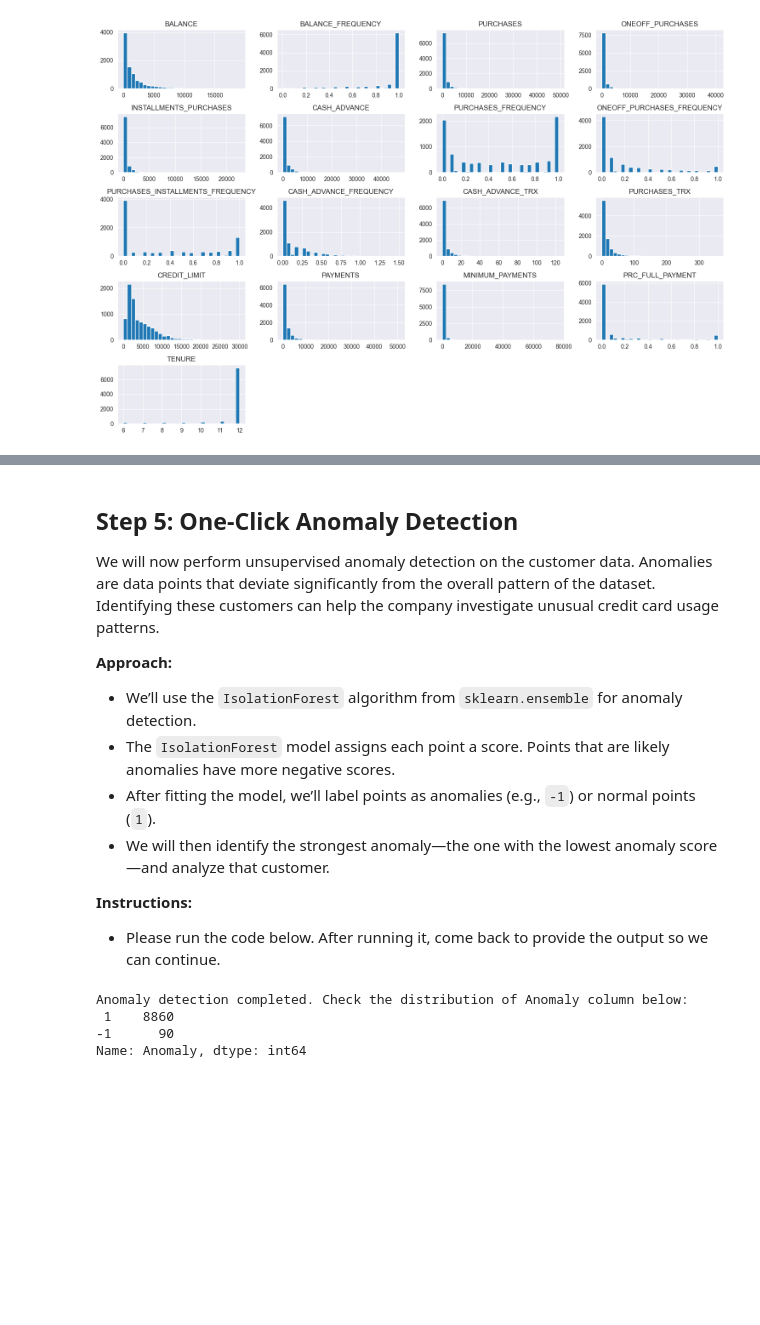
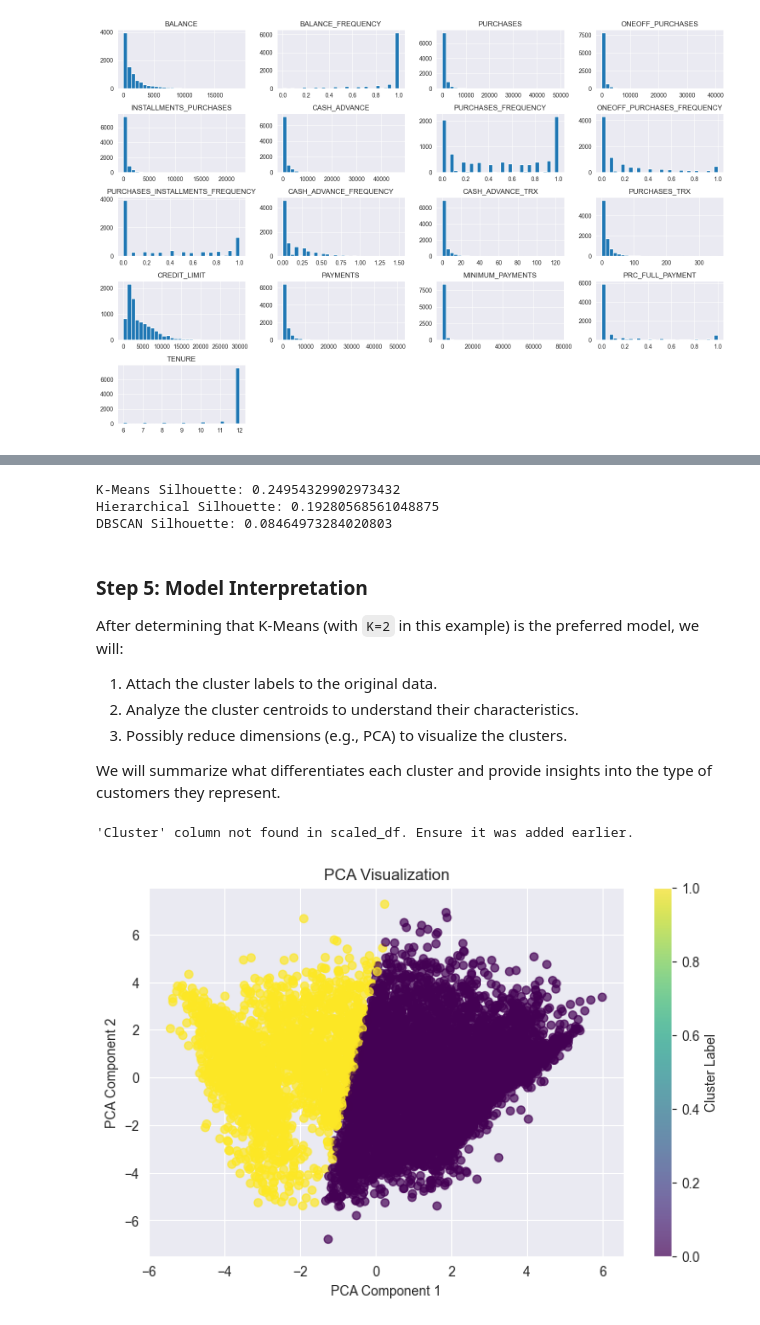
Before and after one commit to rubentak/Unsupervised-Learning-Clustering-Algorithms, a Jupyter notebook: notebook.ipynb, the cells around one changed output, grey strips where cells are left out. Saved outputs shown, nothing was run; the diff lists cells and outputs as text; code cells hidden in the pictures; blank space fills up the shorter version.

```diff
--- a/notebook.ipynb
+++ b/notebook.ipynb
@@ -300,14 +259,0 @@ plt.show()
-# %%
-# Optional: PCA for visualization
-from sklearn.decomposition import PCA
-
-pca = PCA(n_components=2)
-pca_result = pca.fit_transform(scaled_df.drop('Cluster', axis=1))
-
-scaled_df['pca1'] = pca_result[:,0]
-scaled_df['pca2'] = pca_result[:,1]
-
-plt.figure(figsize=(8,6))
-sns.scatterplot(x='pca1', y='pca2', hue='Cluster', data=scaled_df, palette='Set1')
-plt.title("Clusters visualized in 2D PCA space")
-plt.show()
@@ -354,40 +342,45 @@ The PCA visualization confirms that while there are differences, the clusters ar
+# %%
+print("K-Means Silhouette:", np.max(sil_scores))
+print("Hierarchical Silhouette:", hclust_sil)
+print("DBSCAN Silhouette:", best_score)
+# %% [output]
+K-Means Silhouette: 0.24954329902973432
+Hierarchical Silhouette: 0.19280568561048875
+DBSCAN Silhouette: 0.08464973284020803
 # %% [markdown]
-## Step 5: One-Click Anomaly Detection
+### Step 5: Model Interpretation
 
-We will now perform unsupervised anomaly detection on the customer data. Anomalies are data points that deviate significantly from the overall pattern of the dataset. Identifying these customers can help the company investigate unusual credit card usage patterns.
+After determining that K-Means (with `K=2` in this example) is the preferred model, we will:
 
-**Approach:**
-- We’ll use the `IsolationForest` algorithm from `sklearn.ensemble` for anomaly detection.
-- The `IsolationForest` model assigns each point a score. Points that are likely anomalies have more negative scores.
-- After fitting the model, we’ll label points as anomalies (e.g., `-1`) or normal points (`1`).
-- We will then identify the strongest anomaly—the one with the lowest anomaly score—and analyze that customer.
+1. Attach the cluster labels to the original data.
+2. Analyze the cluster centroids to understand their characteristics.
+3. Possibly reduce dimensions (e.g., PCA) to visualize the clusters.
 
-**Instructions:**
-- Please run the code below. After running it, come back to provide the output so we can continue.
+We will summarize what differentiates each cluster and provide insights into the type of customers they represent.
 # %%
-from sklearn.ensemble import IsolationForest
+from sklearn.decomposition import PCA
+import matplotlib.pyplot as plt
 
-# We will use the scaled data (excluding the cluster, pca1, and pca2 columns if previously created)
-features_for_anomaly = scaled_df.drop(['Cluster', 'pca1', 'pca2'], axis=1, errors='ignore')
+# Check if 'Cluster' exists in scaled_df before attempting to drop it
+if 'Cluster' in scaled_df.columns:
+    data_for_pca = scaled_df.drop('Cluster', axis=1)
+else:
+    print("'Cluster' column not found in scaled_df. Ensure it was added earlier.")
+    data_for_pca = scaled_df  # Use the existing DataFrame if 'Cluster' is absent
 
-# Initialize the IsolationForest
-iso = IsolationForest(random_state=42, contamination=0.01)  # 1% of points considered anomalies
-iso.fit(features_for_anomaly)
+# Perform PCA
+pca = PCA(n_components=2, random_state=42)
+X_pca = pca.fit_transform(data_for_pca)
 
-# Predict anomalies
-outliers = iso.predict(features_for_anomaly)
-anomaly_scores = iso.decision_function(features_for_anomaly)
-
-# Add the anomaly info to the dataframes
-scaled_df['Anomaly'] = outliers
-df['Anomaly'] = outliers
-df['Anomaly_Score'] = anomaly_scores
-
-print("Anomaly detection completed. Check the distribution of Anomaly column below:")
-print(df['Anomaly'].value_counts())
+# Visualize the PCA result
+plt.figure(figsize=(8, 5))
+plt.scatter(X_pca[:, 0], X_pca[:, 1], c=final_labels, cmap='viridis', alpha=0.7)
+plt.xlabel('PCA Component 1')
+plt.ylabel('PCA Component 2')
+plt.title('PCA Visualization')
+plt.colorbar(label='Cluster Label')
+plt.show()
 # %% [output]
-Anomaly detection completed. Check the distribution of Anomaly column below:
- 1    8860
--1      90
-Name: Anomaly, dtype: int64
+'Cluster' column not found in scaled_df. Ensure it was added earlier.
+[figure, added]
 # %% [markdown]
```
Also changed, not shown: parts of 43 cells of this notebook.
